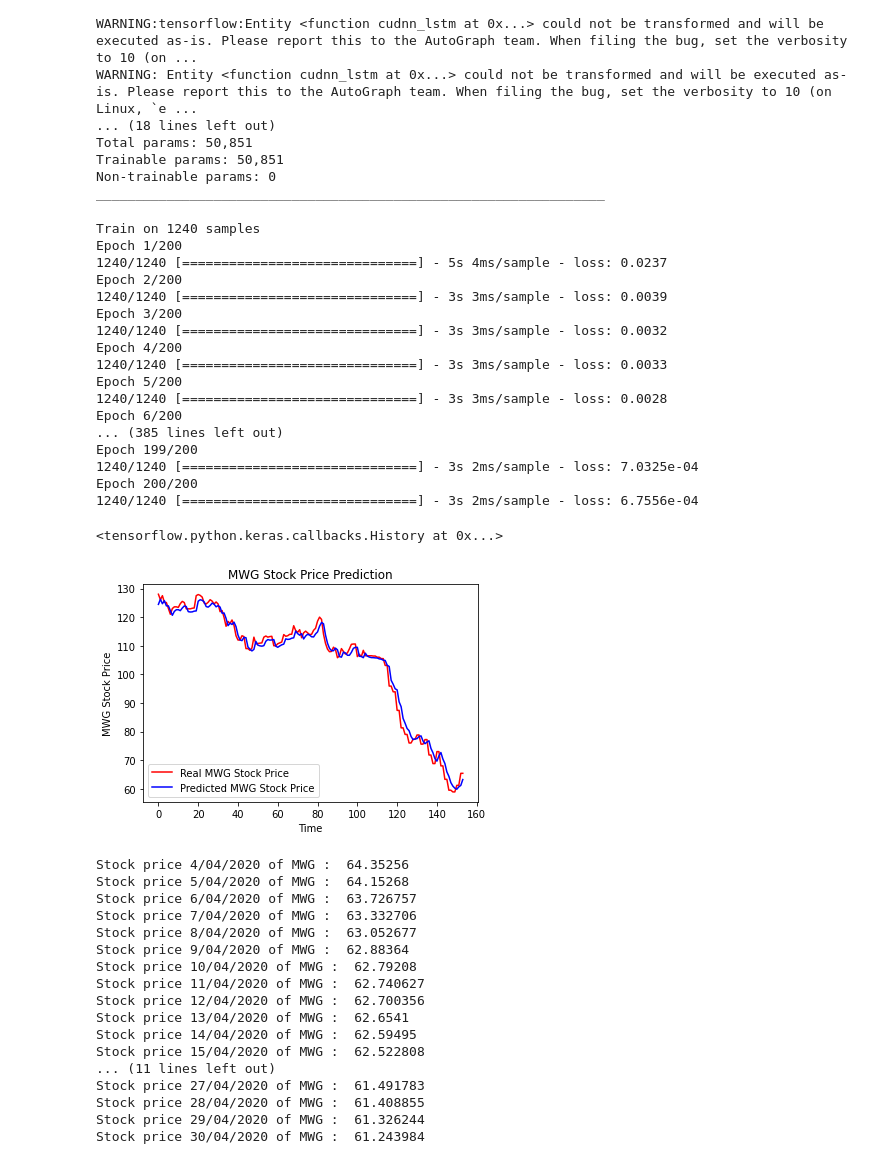
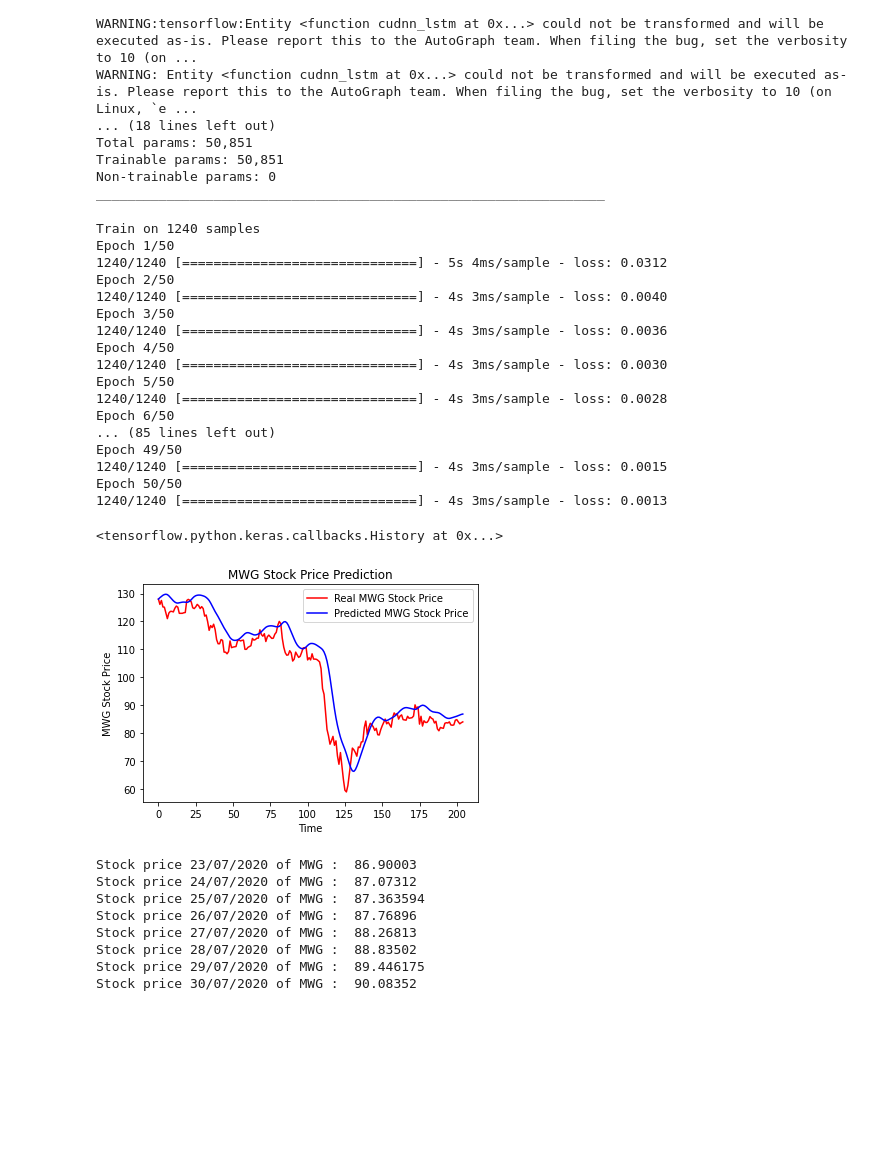
Before and after one commit to hiepvg1999/StockDataPrediction, a Jupyter notebook: PredictStockPrice.ipynb, the cells around one changed output. Cells and saved outputs as stored; diff of their text form; code cells hidden in the pictures; blank space fills up the shorter version.

```diff
--- a/PredictStockPrice.ipynb
+++ b/PredictStockPrice.ipynb
@@ -32,7 +37,7 @@ from tensorflow.keras.layers import Dropout
 # %%
 split_time = 1300
 # %%
-dataset = pd.read_csv('/content/drive/My Drive/sorted_data.csv')
-training_set = dataset.iloc[:split_time, 2:3].values
+dataset = pd.read_csv('/content/gdrive/My Drive/Google Colab/PredictStockPrice/data/stock_data_MWG.csv')
+training_set = dataset.iloc[:split_time, 7:8].values
 len(dataset)
 # %% [output]
@@ -87,32 +92,32 @@ Trainable params: 50,851
 Non-trainable params: 0
 _________________________________________________________________
 # %%
-regressor.fit(X_train, y_train, epochs = 200, batch_size = 32)
+regressor.fit(X_train, y_train, epochs = 50, batch_size = 32)
 # %% [output]
 Train on 1240 samples
-Epoch 1/200
-1240/1240 [==============================] - 5s 4ms/sample - loss: 0.0237
-Epoch 2/200
-1240/1240 [==============================] - 3s 3ms/sample - loss: 0.0039
-Epoch 3/200
-1240/1240 [==============================] - 3s 3ms/sample - loss: 0.0032
-Epoch 4/200
-1240/1240 [==============================] - 3s 3ms/sample - loss: 0.0033
-Epoch 5/200
-1240/1240 [==============================] - 3s 3ms/sample - loss: 0.0028
-Epoch 6/200
-... (385 lines left out)
-Epoch 199/200
-1240/1240 [==============================] - 3s 2ms/sample - loss: 7.0325e-04
-Epoch 200/200
-1240/1240 [==============================] - 3s 2ms/sample - loss: 6.7556e-04
+Epoch 1/50
+1240/1240 [==============================] - 5s 4ms/sample - loss: 0.0312
+Epoch 2/50
+1240/1240 [==============================] - 4s 3ms/sample - loss: 0.0040
+Epoch 3/50
+1240/1240 [==============================] - 4s 3ms/sample - loss: 0.0036
+Epoch 4/50
+1240/1240 [==============================] - 4s 3ms/sample - loss: 0.0030
+Epoch 5/50
+1240/1240 [==============================] - 4s 3ms/sample - loss: 0.0028
+Epoch 6/50
+... (85 lines left out)
+Epoch 49/50
+1240/1240 [==============================] - 4s 3ms/sample - loss: 0.0015
+Epoch 50/50
+1240/1240 [==============================] - 4s 3ms/sample - loss: 0.0013
 <tensorflow.python.keras.callbacks.History at 0x...>
 # %%
 dataset_test = dataset.iloc[split_time:]
-real_stock_price = dataset_test.iloc[:, 2:3].values
+real_stock_price = dataset_test.iloc[:, 7:8].values
 real_stock_price.shape
 # Tien hanh du doan
-dataset_total = dataset.iloc[:,2:3]
+dataset_total = dataset.iloc[:,7:8]
 inputs = dataset_total[len(dataset_total) - len(dataset_test) - 60:].values
 inputs = inputs.reshape(-1,1)
 inputs = sc.transform(inputs)
@@ -144,50 +149,41 @@ dataset_test = dataset_test['Dongcua'][len(dataset_test)-60:len(dataset_test)].t
 dataset_test = np.array(dataset_test)
 
 inputs = dataset_test
 inputs = inputs.reshape(-1,1)
 inputs = sc.transform(inputs)
 
 
-i = 4
+i = 23
 while i<31:
     X_test = []
     no_of_sample = len(dataset_test)
 
     # Lay du lieu cuoi cung
     X_test.append(inputs[no_of_sample - 60:no_of_sample, 0])
     X_test = np.array(X_test)
     X_test = np.reshape(X_test, (X_test.shape[0], X_test.shape[1], 1))
 
     # Du doan gia
     predicted_stock_price = regressor.predict(X_test)
 
     # chuyen gia tu khoang (0,1) thanh gia that
     predicted_stock_price = sc.inverse_transform(predicted_stock_price)
 
     # Them ngay hien tai vao
     dataset_test = np.append(dataset_test, predicted_stock_price[0], axis=0)
     inputs = dataset_test
     inputs = inputs.reshape(-1, 1)
     inputs = sc.transform(inputs)
 
-    print('Stock price ' + str(i) + '/04/2020 of MWG : ', predicted_stock_price[0][0])
+    print('Stock price ' + str(i) + '/07/2020 of MWG : ', predicted_stock_price[0][0])
     i = i +1
 # %% [output]
-[figure, old version]
+[figure, new version]
-Stock price 4/04/2020 of MWG :  64.35256
-Stock price 5/04/2020 of MWG :  64.15268
-Stock price 6/04/2020 of MWG :  63.726757
-Stock price 7/04/2020 of MWG :  63.332706
-Stock price 8/04/2020 of MWG :  63.052677
-Stock price 9/04/2020 of MWG :  62.88364
-Stock price 10/04/2020 of MWG :  62.79208
-Stock price 11/04/2020 of MWG :  62.740627
-Stock price 12/04/2020 of MWG :  62.700356
-Stock price 13/04/2020 of MWG :  62.6541
-Stock price 14/04/2020 of MWG :  62.59495
-Stock price 15/04/2020 of MWG :  62.522808
-... (11 lines left out)
-Stock price 27/04/2020 of MWG :  61.491783
-Stock price 28/04/2020 of MWG :  61.408855
-Stock price 29/04/2020 of MWG :  61.326244
-Stock price 30/04/2020 of MWG :  61.243984
+Stock price 23/07/2020 of MWG :  86.90003
+Stock price 24/07/2020 of MWG :  87.07312
+Stock price 25/07/2020 of MWG :  87.363594
+Stock price 26/07/2020 of MWG :  87.76896
+Stock price 27/07/2020 of MWG :  88.26813
+Stock price 28/07/2020 of MWG :  88.83502
+Stock price 29/07/2020 of MWG :  89.446175
+Stock price 30/07/2020 of MWG :  90.08352
```
Also changed, not shown: parts of 11 cells of this notebook, 3 other files.
